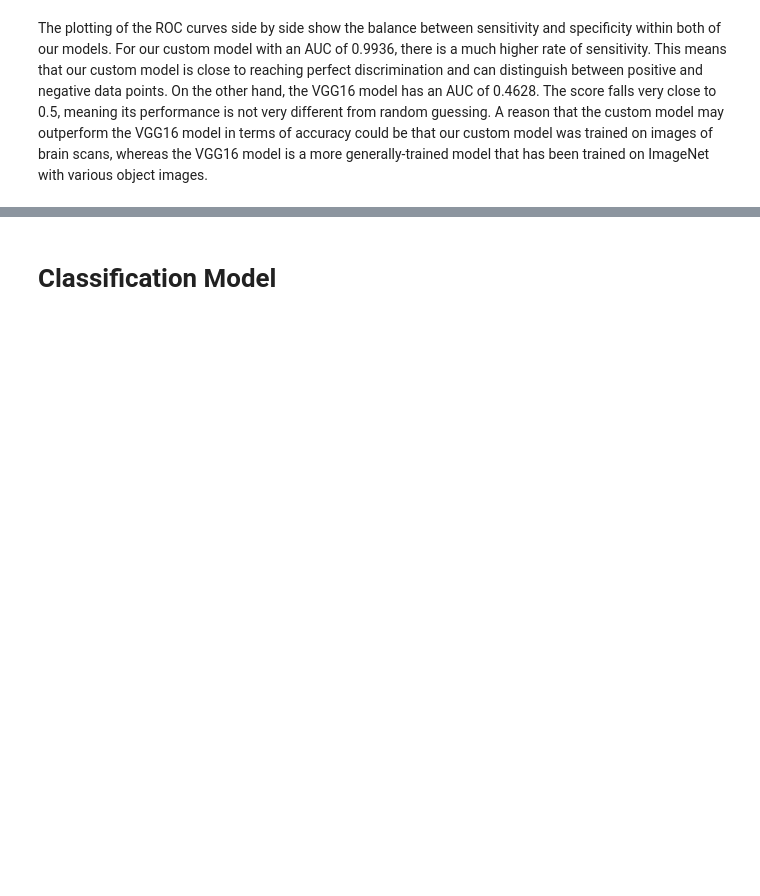
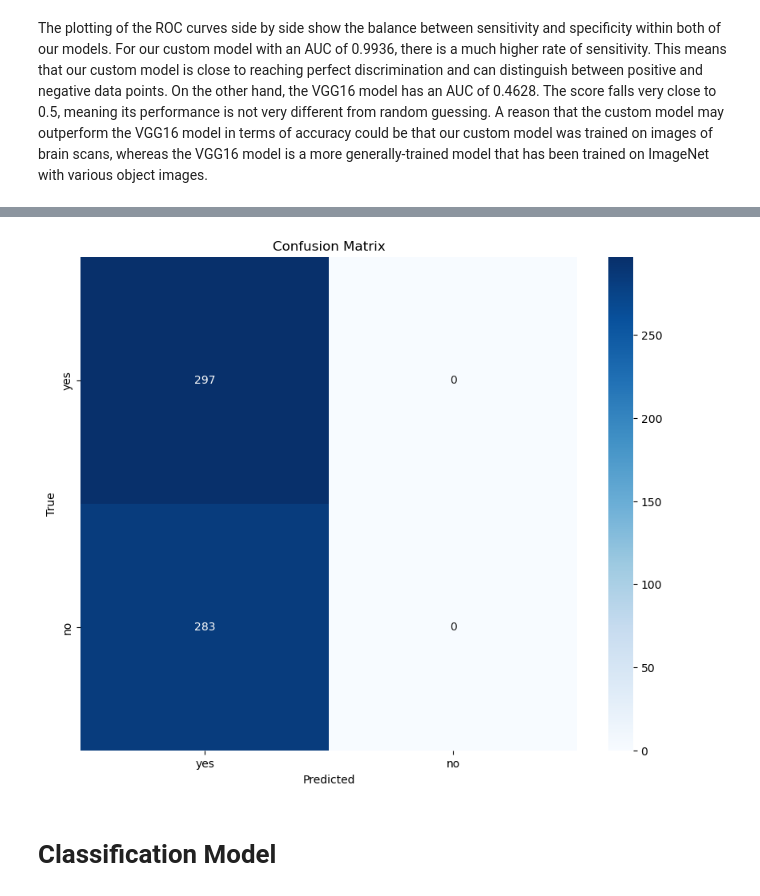
Before and after one commit to jackmorgan2001/tumor-detection-project, a Jupyter notebook: tumor_detection_code.ipynb, the cells around one changed output, grey strips where cells are left out. Saved outputs shown, nothing was run; the diff lists cells and outputs as text; code cells hidden in the pictures; blank space fills up the shorter version.

```diff
--- a/tumor_detection_code.ipynb
+++ b/tumor_detection_code.ipynb
@@ -353,0 +379,2 @@ The plotting of the ROC curves side by side show the balance between sensitivity
+# %%
+test_predictions_vgg = np.round(vgg_model.predict(X_test).flatten())
@@ -354,3 +383,7 @@ The plotting of the ROC curves side by side show the balance between sensitivity
+# %%
+confusion_mat(y_test, test_predictions_vgg, binary_tumor_types)
+# %% [output]
+[figure, added]
 # %% [markdown]
 # Classification Model
 # %% [markdown]
```
Also changed, not shown: parts of 32 cells of this notebook.
